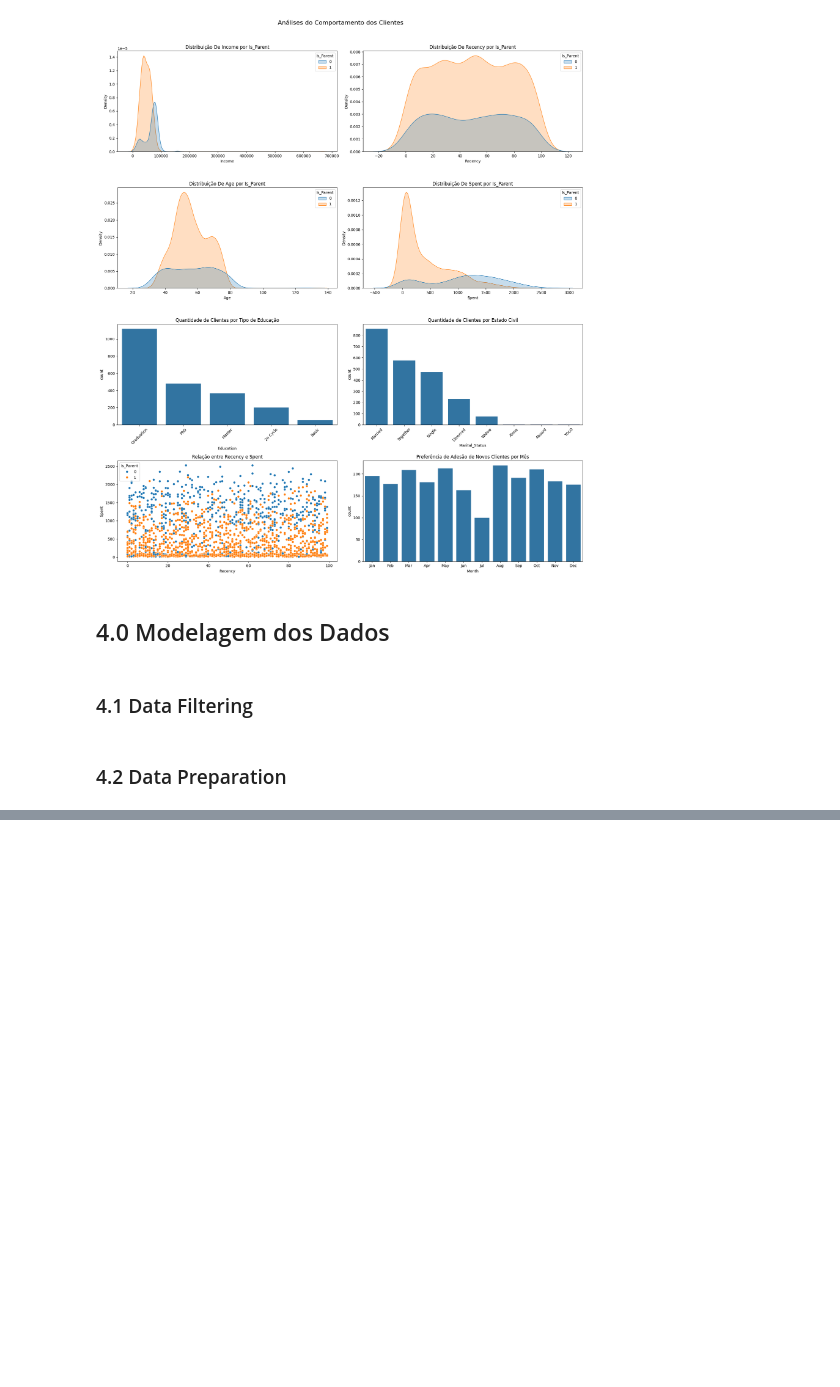
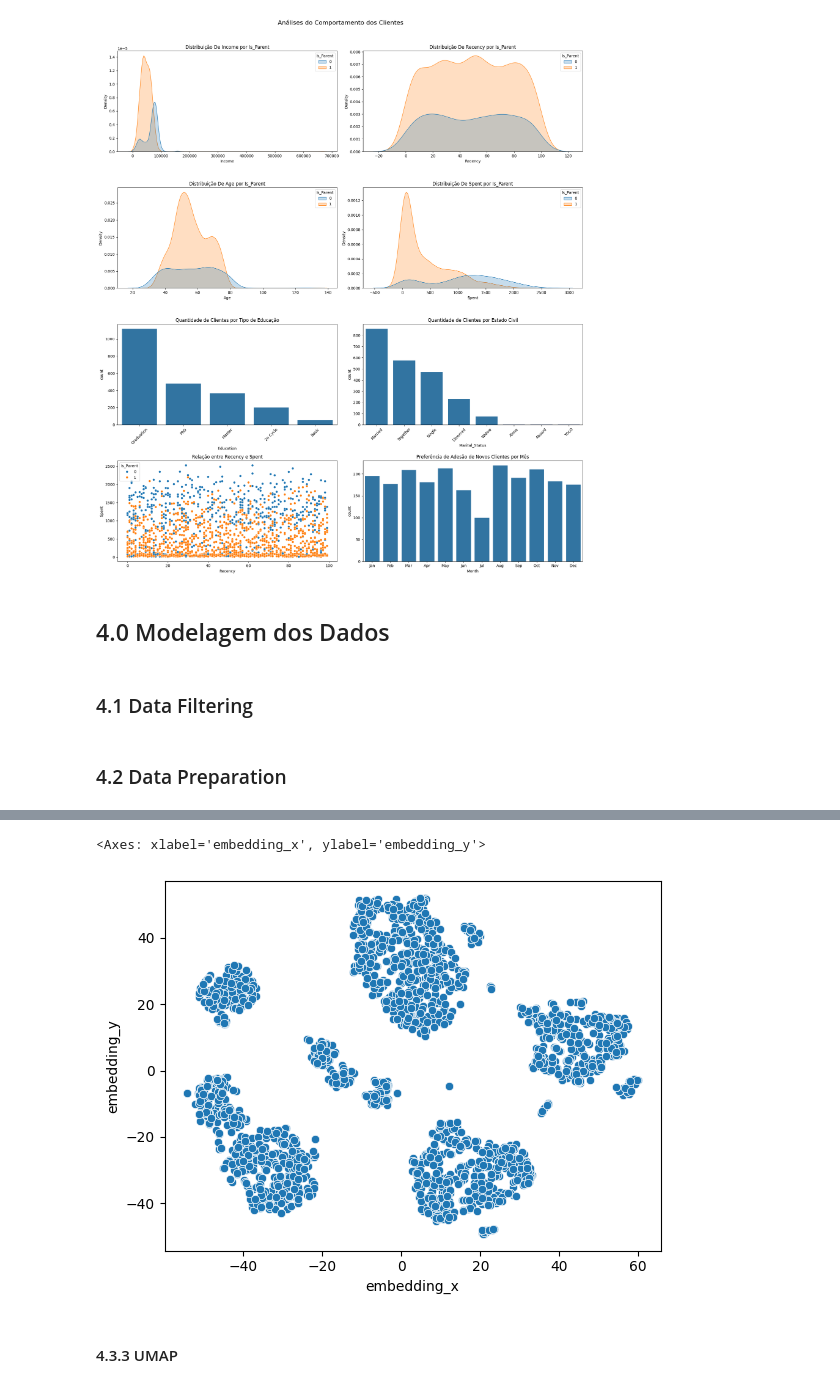
Before and after one commit to samantasobral/projeto_integrador_3, a Jupyter notebook: notebooks/perfil_clientes.ipynb, the cells around one changed output, grey strips where cells are left out. Drawn from its saved outputs; the diff is of its cells as text; code cells hidden in the pictures; blank space fills up the shorter version.

```diff
--- a/notebooks/perfil_clientes.ipynb
+++ b/notebooks/perfil_clientes.ipynb
@@ -261,0 +331,9 @@ with open('../scaler/scalers.pkl', 'wb') as file:
+# %%
+df_tsne = df_tsne.rename(columns = {0:'embedding_x', 1:'embedding_y'})
+
+sns.scatterplot(x = 'embedding_x', y = 'embedding_y', data = df_tsne)
+# %% [output]
+<Axes: xlabel='embedding_x', ylabel='embedding_y'>
+[figure, added]
+# %% [markdown]
+#### 4.3.3 UMAP
```
Also changed, not shown: parts of 23 cells of this notebook.
